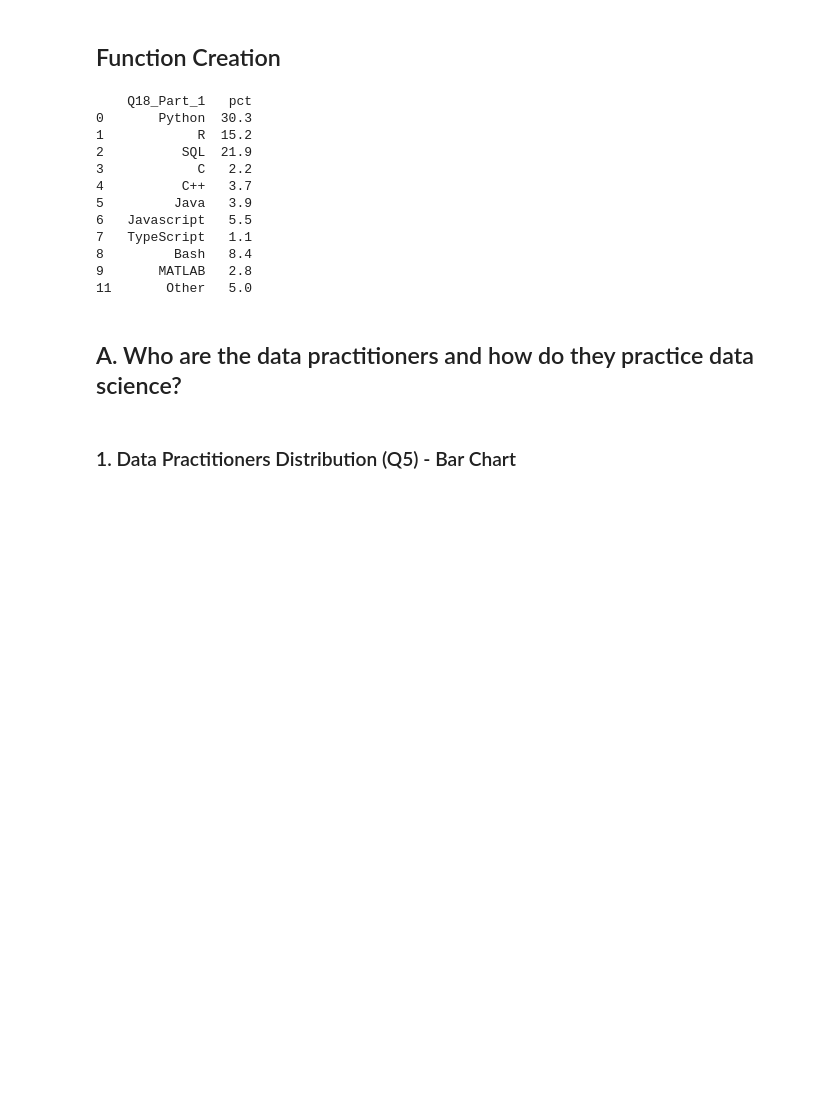
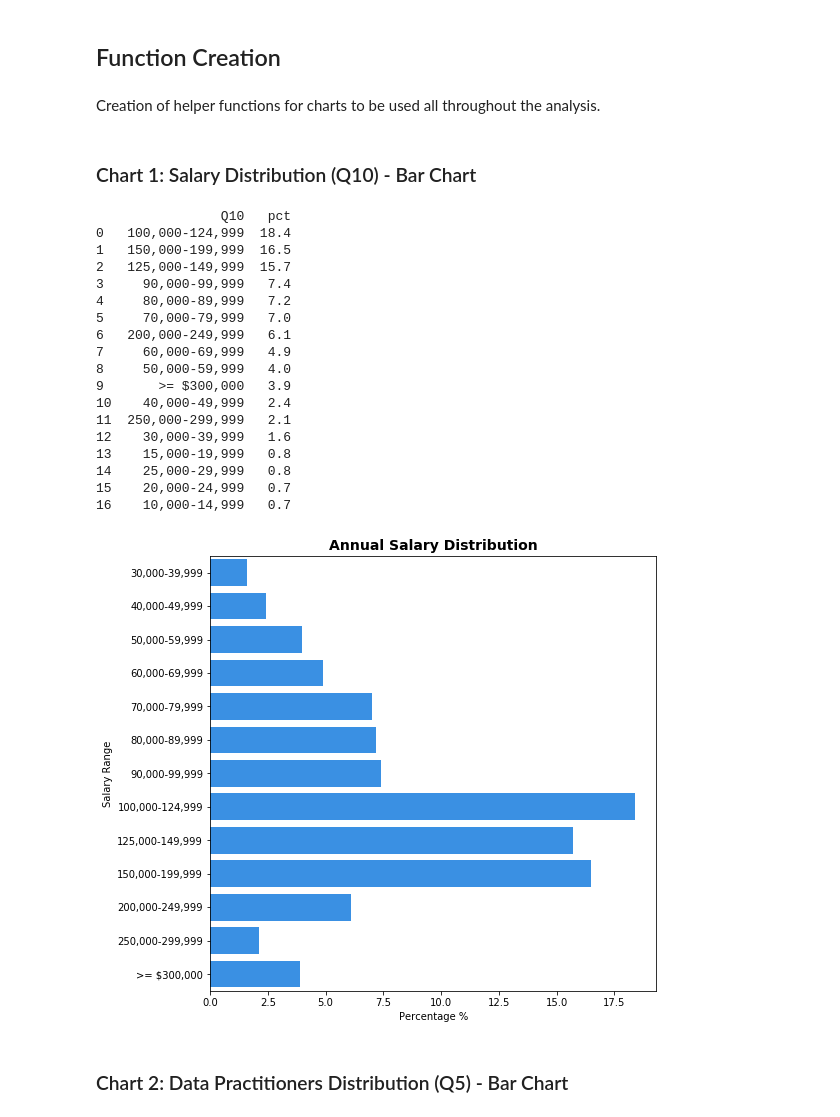
Before and after one commit to noemistatcat/blog_kaggle_survey_2019, a Jupyter notebook: Winning in the Data Science Field.ipynb, the cells around one changed output. Drawn from its saved outputs; the diff is of its cells as text; code cells hidden in the pictures; blank space fills up the shorter version.

```diff
--- a/Winning in the Data Science Field.ipynb
+++ b/Winning in the Data Science Field.ipynb
@@ -37,3 +40,5 @@ df.loc[df['Q10'].isin(['300,000-500,000','> $500,000']), 'Q10'] = '>= $300,000'
 # %% [markdown]
 ## Function Creation
+# %% [markdown]
+Creation of helper functions for charts to be used all throughout the analysis.
 # %%
@@ -181,56 +204,32 @@ def barplots_heatmap_multi_answer(multi_question_list, bar_chart_title, heatmap_
     ax2.set_yticklabels(map(f, ax2.get_yticklabels()))
 
     print(df_multi)
-# %%
-multi_question = ['Q18_Part_1', 'Q18_Part_2', 'Q18_Part_3', 'Q18_Part_4', 'Q18_Part_5', 'Q18_Part_6', 'Q18_Part_7', 'Q18_Part_8',
-                 'Q18_Part_9', 'Q18_Part_10', 'Q18_Part_11', 'Q18_Part_12']
-
-df_store = []
-for question in (multi_question):
-    df_temp = df[question].value_counts()
-    df_store.append(df_temp)
-
-df_multi = pd.concat(df_store)
-
-df_multi = pd.DataFrame(df_multi).reset_index().rename(columns = {'index':multi_question[0], 0:'pct'})
-
-df_multi = df_multi[df_multi['pct']>=20]
-df_multi['pct'] = round(df_multi['pct']/sum(df_multi['pct']) * 100,1)
-#if(order_rows == False):
-#    df_multi = df_multi.sort_values('pct', ascending=False)
-#else:
-#    df_multi = df_multi.reindex(index = order_rows)
-
-print(df_multi)
-# %% [output]
-    Q18_Part_1   pct
-0       Python  30.3
-1            R  15.2
-2          SQL  21.9
-3            C   2.2
-4          C++   3.7
-5         Java   3.9
-6   Javascript   5.5
-7   TypeScript   1.1
-8         Bash   8.4
-9       MATLAB   2.8
-11       Other   5.0
+# %% [markdown]
+### Chart 1: Salary Distribution (Q10) - Bar Chart
 # %%
-multi_question = ['Q18_Part_1', 'Q18_Part_2', 'Q18_Part_3', 'Q18_Part_4', 'Q18_Part_5', 'Q18_Part_6', 'Q18_Part_7', 'Q18_Part_8',
-                 'Q18_Part_9', 'Q18_Part_10', 'Q18_Part_11', 'Q18_Part_12']
-# Sort order for the salary bins
-order_col = ['10,000-19,999','20,000-29,999','30,000-39,999','40,000-49,999','50,000-59,999',
-             '60,000-69,999','70,000-79,999','80,000-89,999','90,000-99,999','100,000-124,999','125,000-149,999',
-             '150,000-199,999','200,000-249,999', '250,000-299,999','>= $300,000']
-y_labels = df_multi[multi_question[0]]
-
-# Crosstabs for the salary and variable of interest
-df_store_xtab = []
-for question in (multi_question):
-    df_temp_xtab = pd.crosstab(df[question],df['Q10'], normalize='index')
-    df_store_xtab.append(df_temp_xtab)
-df_multi_xtab = pd.concat(df_store_xtab)
+barplots_single_answer('Q10', 'Percentage %', 'Salary Range', 'Annual Salary Distribution',
+               ['30,000-39,999','40,000-49,999','50,000-59,999','60,000-69,999','70,000-79,999',
+                '80,000-89,999','90,000-99,999','100,000-124,999','125,000-149,999',
+                 '150,000-199,999','200,000-249,999', '250,000-299,999','>= $300,000'])
+# %% [output]
+                Q10   pct
+0   100,000-124,999  18.4
+1   150,000-199,999  16.5
+2   125,000-149,999  15.7
+3     90,000-99,999   7.4
+4     80,000-89,999   7.2
+5     70,000-79,999   7.0
+6   200,000-249,999   6.1
+7     60,000-69,999   4.9
+8     50,000-59,999   4.0
+9       >= $300,000   3.9
+10    40,000-49,999   2.4
+11  250,000-299,999   2.1
+12    30,000-39,999   1.6
+13    15,000-19,999   0.8
+14    25,000-29,999   0.8
+15    20,000-24,999   0.7
+16    10,000-14,999   0.7
+[figure, added]
-# %% [markdown]
-## A. Who are the data practitioners and how do they practice data science?
 # %% [markdown]
-### 1. Data Practitioners Distribution (Q5) - Bar Chart
+### Chart 2: Data Practitioners Distribution (Q5) - Bar Chart
```
Also changed, not shown: parts of 32 cells of this notebook.
